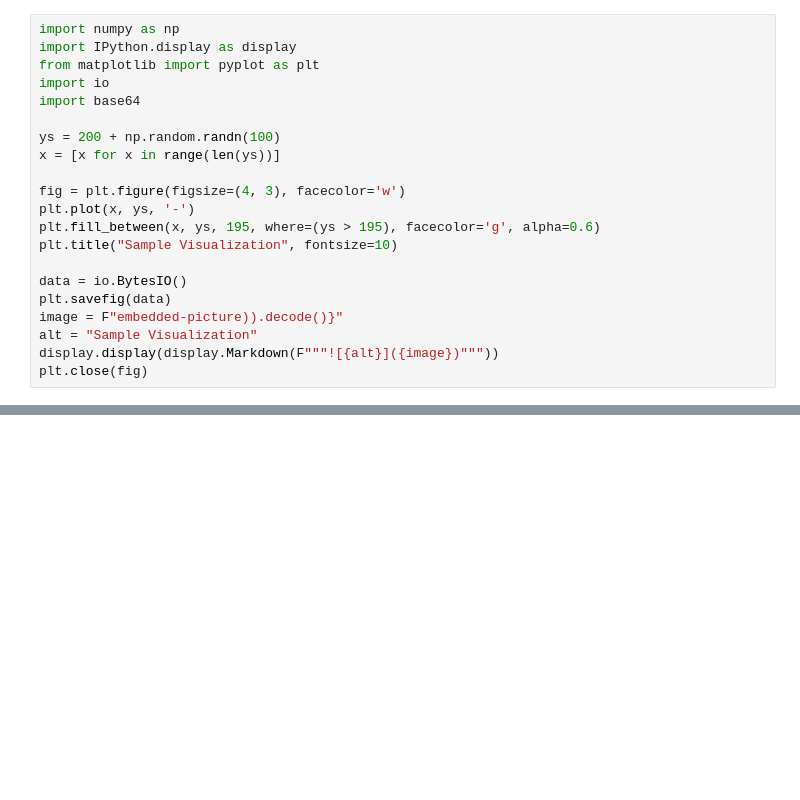
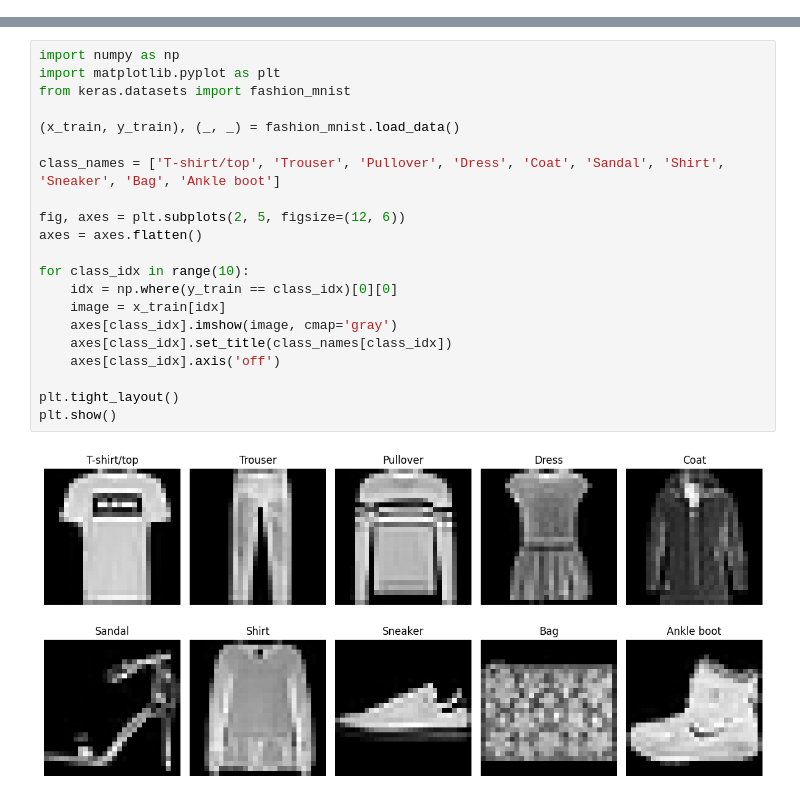
Before and after one commit to mukunthans/DLAssignment1, a Jupyter notebook: Welcome_To_Colab.ipynb, the cells around one changed output, grey strips where cells are left out. Cells and saved outputs as stored; diff of their text form; blank space fills up the shorter version.

```diff
--- a/Welcome_To_Colab.ipynb
+++ b/Welcome_To_Colab.ipynb
@@ -91,21 +2,0 @@ You can import your own data into Colab notebooks from your Google Drive account
-# %%
-import numpy as np
-import IPython.display as display
-from matplotlib import pyplot as plt
-import io
-import base64
-
-ys = 200 + np.random.randn(100)
-x = [x for x in range(len(ys))]
-
-fig = plt.figure(figsize=(4, 3), facecolor='w')
-plt.plot(x, ys, '-')
-plt.fill_between(x, ys, 195, where=(ys > 195), facecolor='g', alpha=0.6)
-plt.title("Sample Visualization", fontsize=10)
-
-data = io.BytesIO()
-plt.savefig(data)
-image = F"embedded-picture)).decode()}"
-alt = "Sample Visualization"
-display.display(display.Markdown(F"""![{alt}]({image})"""))
-plt.close(fig)
@@ -195,0 +19,23 @@ These are a few of the notebooks from Google's online Machine Learning course. S
+# %%
+import numpy as np
+import matplotlib.pyplot as plt
+from keras.datasets import fashion_mnist
+
+(x_train, y_train), (_, _) = fashion_mnist.load_data()
+
+class_names = ['T-shirt/top', 'Trouser', 'Pullover', 'Dress', 'Coat', 'Sandal', 'Shirt', 'Sneaker', 'Bag', 'Ankle boot']
+
+fig, axes = plt.subplots(2, 5, figsize=(12, 6))
+axes = axes.flatten()
+
+for class_idx in range(10):
+    idx = np.where(y_train == class_idx)[0][0]
+    image = x_train[idx]
+    axes[class_idx].imshow(image, cmap='gray')
+    axes[class_idx].set_title(class_names[class_idx])
+    axes[class_idx].axis('off')
+
+plt.tight_layout()
+plt.show()
+# %% [output]
+[figure, added]
```
Also changed, not shown: parts of 21 cells of this notebook.
